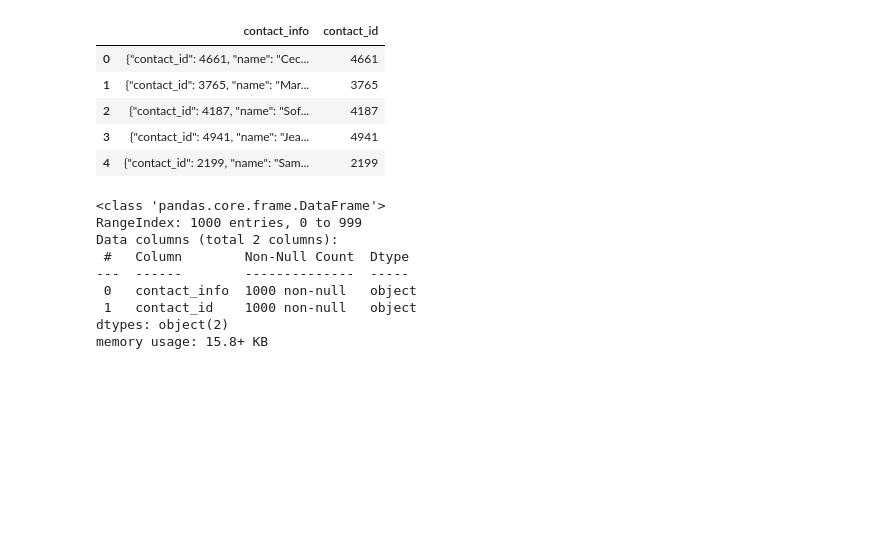
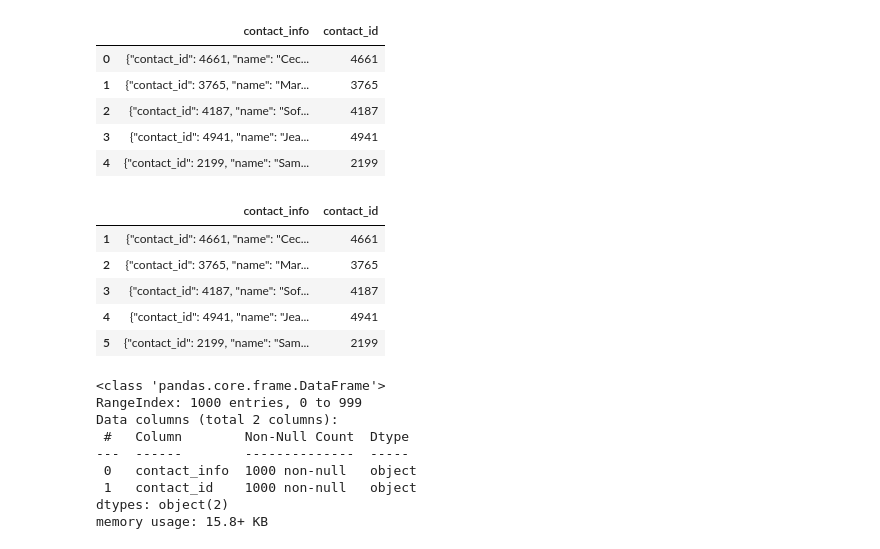
Before and after one commit to matthill4459/Crowdfunding_ETL, a Jupyter notebook: Starter_Files/ETL_Mini_Project_MHill_BBelczak.ipynb, the cells around one changed output. Cells and saved outputs as stored; diff of their text form; code cells hidden in the pictures; blank space fills up the shorter version.

```diff
--- a/Starter_Files/ETL_Mini_Project_MHill_BBelczak.ipynb
+++ b/Starter_Files/ETL_Mini_Project_MHill_BBelczak.ipynb
@@ -406,2 +345,14 @@ contact_info_df_copy.head()
+# %%
+p = '("contact_id":)(\s*\w{4})'
+idnum = contact_info_df_copy['contact_info'].str.extract(p)[1]
+contact_info_df_copy['contact_id'] = idnum
+contact_info_df_copy.head()
+# %% [output]
+|  | contact_info | contact_id |
+| 1 | {"contact_id": 4661, "name": "Cec... | 4661 |
+| 2 | {"contact_id": 3765, "name": "Mar... | 3765 |
+| 3 | {"contact_id": 4187, "name": "Sof... | 4187 |
+| 4 | {"contact_id": 4941, "name": "Jea... | 4941 |
+| 5 | {"contact_id": 2199, "name": "Sam... | 2199 |
 # %%
 # Check the datatypes.
```
Also changed, not shown: parts of 14 cells of this notebook, 3 other files.
